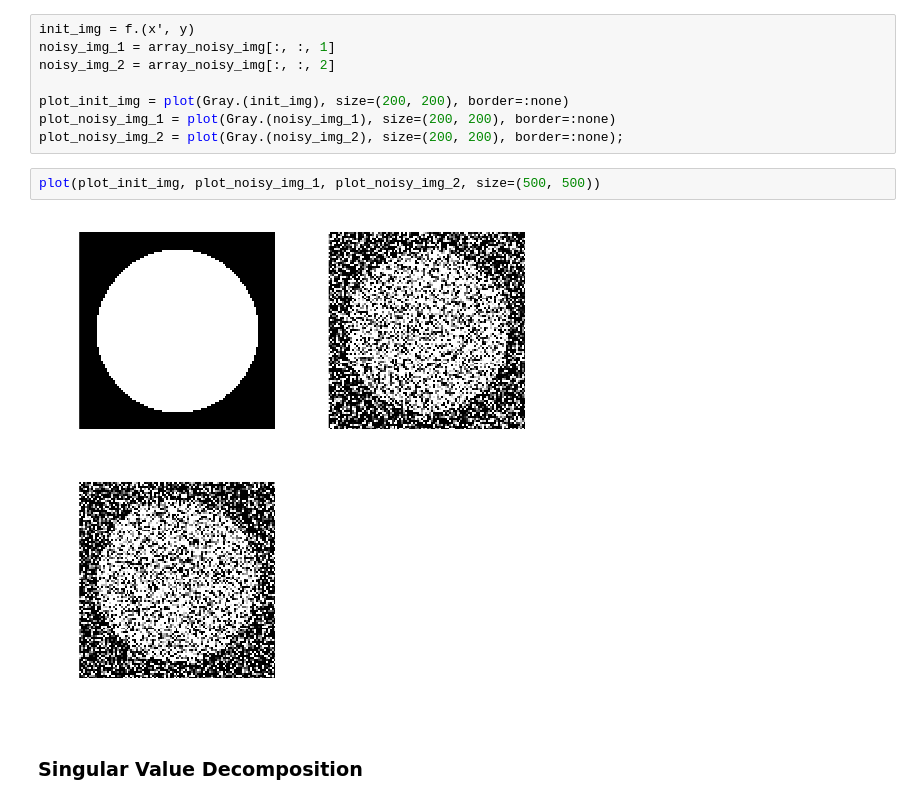
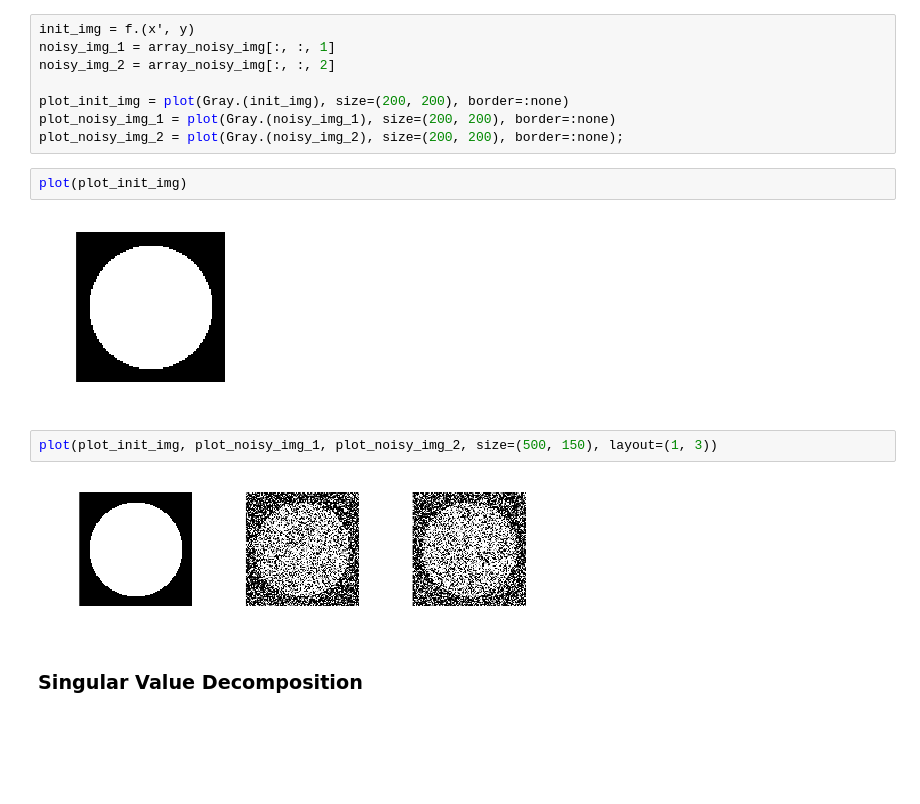
Before and after one commit to Nathan-Sanglier/MiniProjects, a Jupyter notebook: Image Processing/Image Denoising SVD.ipynb, the cells around one changed output. Drawn from its saved outputs; the diff is of its cells as text; blank space fills up the shorter version.

```diff
--- a/Image Processing/Image Denoising SVD.ipynb
+++ b/Image Processing/Image Denoising SVD.ipynb
@@ -63,10 +63,14 @@ noisy_img_2 = array_noisy_img[:, :, 2]
 plot_init_img = plot(Gray.(init_img), size=(200, 200), border=:none)
 plot_noisy_img_1 = plot(Gray.(noisy_img_1), size=(200, 200), border=:none)
 plot_noisy_img_2 = plot(Gray.(noisy_img_2), size=(200, 200), border=:none);
+# %%
+plot(plot_init_img)
+# %% [output]
+[figure, added]
 # %%
-plot(plot_init_img, plot_noisy_img_1, plot_noisy_img_2, size=(500, 500))
+plot(plot_init_img, plot_noisy_img_1, plot_noisy_img_2, size=(500, 150), layout=(1, 3))
 # %% [output]
-[figure, old version]
+[figure, new version]
 # %% [markdown]
 ### Singular Value Decomposition
 # %%
```
Also changed, not shown: parts of 6 cells of this notebook.
